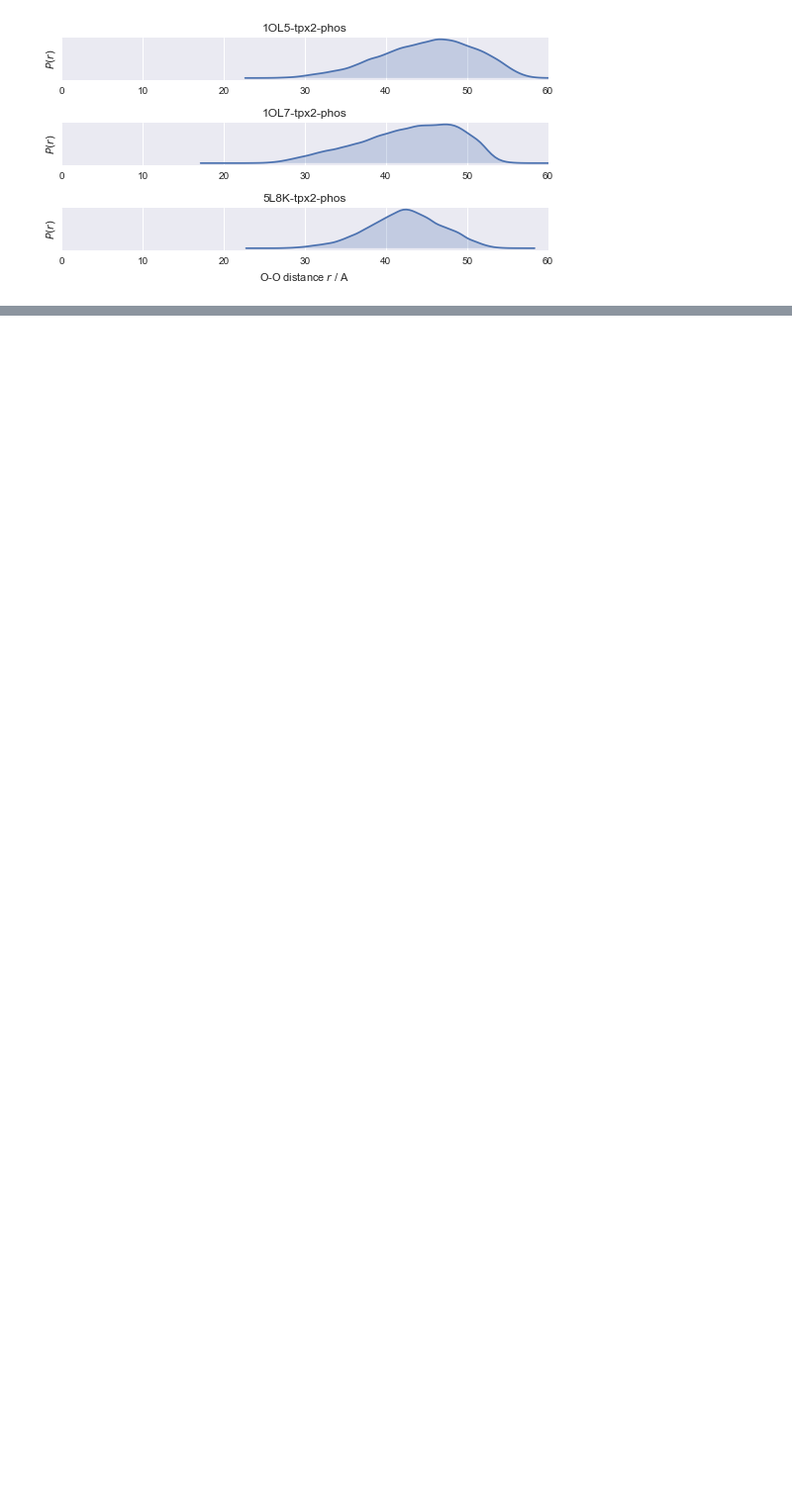
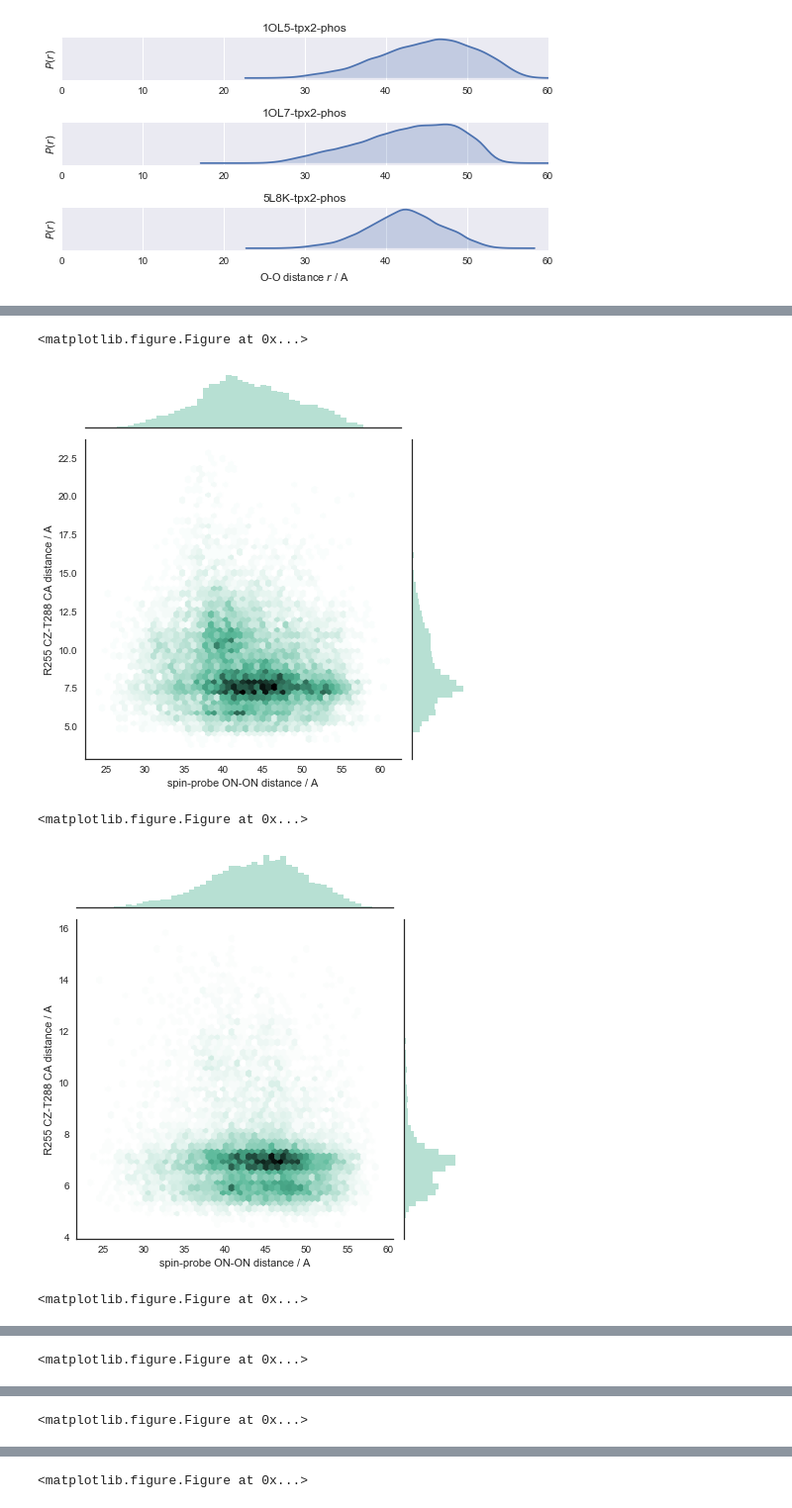
Before and after one commit to choderalab/AURKA_UMN, a Jupyter notebook: spin-probe-analysis/Analysis of spin probe distances.ipynb, the cells around one changed output, grey strips where cells are left out. Shown at 99% size. Cells and saved outputs as stored; diff of their text form; code cells hidden in the pictures; blank space fills up the shorter version.

```diff
--- a/spin-probe-analysis/Analysis of spin probe distances.ipynb
+++ b/spin-probe-analysis/Analysis of spin probe distances.ipynb
@@ -172,0 +245,27 @@ figure.savefig('aurora-distance-comparison.png', dpi=300)
+# %%
+maxdist = 60 # angstroms
+thin = 10
+sns.set(style="white", color_codes=True);
+for run in range(nruns):
+    figure = plt.figure(figsize=[5,5]);
+    name = run_index[run]
+    clones = runs[run]
+    OO_distance = np.concatenate([clone[::thin,0] for clone in clones])
+    RT_distance = np.concatenate([clone[::thin,2] for clone in clones])
+    #sns.jointplot(OO_distance, RT_distance, kind="hex", color="#4CB391", stat_func=None, xlim=(0,maxdist), ylim=(0,maxdist))
+    sns.jointplot(OO_distance, RT_distance, kind="hex", color="#4CB391", stat_func=None, gridsize=50).set_axis_labels("spin-probe ON-ON distance / A", "R255 CZ-T288 CA distance / A");
+    #plt.xlabel('spin-probe ON-ON distance / A')
+    #plt.ylabel('R255 CZ-T288 CA distance / A')
+    #plt.axis('square')
+    #plt.title(name)
+    #plt.xlim(0, maxdist)
+    #plt.ylim(0, maxdist)
+
+    #figure.tight_layout()
+    plt.gcf().savefig('aurora-distance-comparison-hexbin-%s.png' % name, dpi=300);
+# %% [output]
+<matplotlib.figure.Figure at 0x...>
+[figure, added]
+<matplotlib.figure.Figure at 0x...>
+[figure, added]
+<matplotlib.figure.Figure at 0x...>
@@ -172,0 +273 @@ figure.savefig('aurora-distance-comparison.png', dpi=300)
+<matplotlib.figure.Figure at 0x...>
@@ -172,0 +275 @@ figure.savefig('aurora-distance-comparison.png', dpi=300)
+<matplotlib.figure.Figure at 0x...>
@@ -172,0 +277 @@ figure.savefig('aurora-distance-comparison.png', dpi=300)
+<matplotlib.figure.Figure at 0x...>
```
Also changed, not shown: parts of 15 cells of this notebook.
